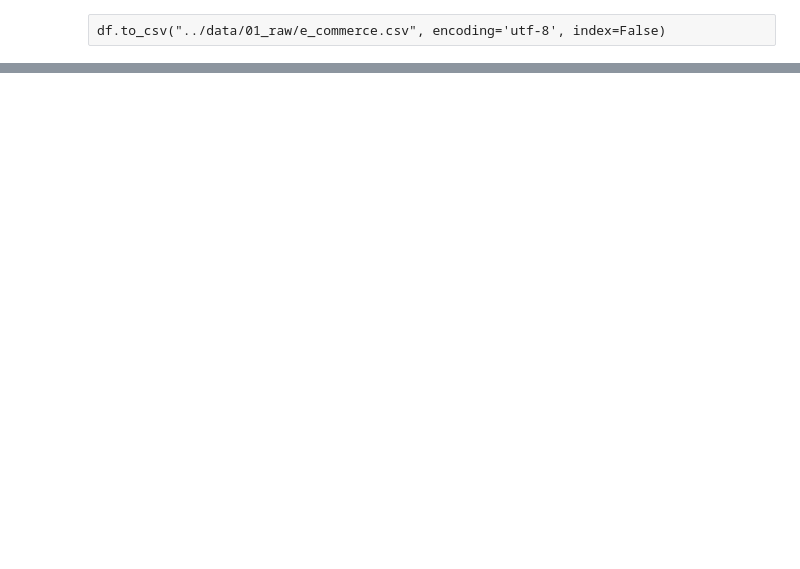
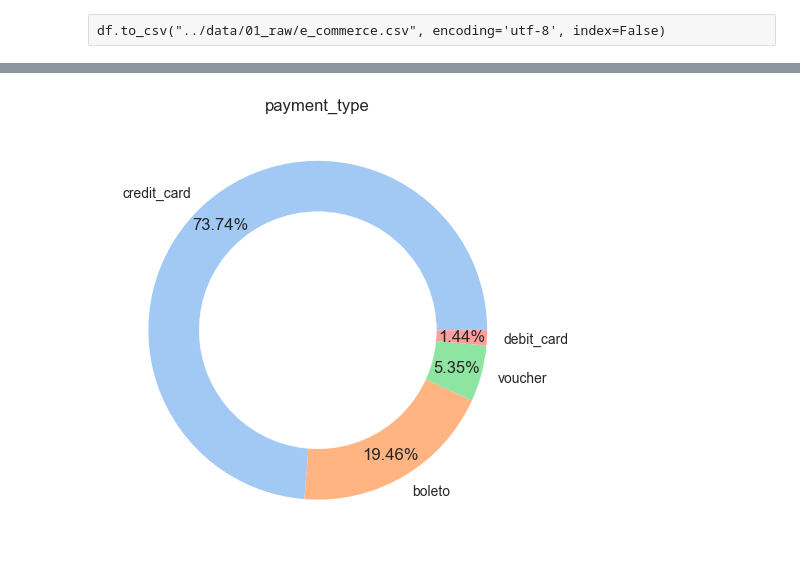
Before and after one commit to dev-hack95/Intent-Analysis, a Jupyter notebook: notebooks/e-commerce-case-study.ipynb, the cells around one changed output, grey strips where cells are left out. Saved outputs shown, nothing was run; the diff lists cells and outputs as text; code cells hidden in the pictures; blank space fills up the shorter version.

```diff
--- a/notebooks/e-commerce-case-study.ipynb
+++ b/notebooks/e-commerce-case-study.ipynb
@@ -360,0 +394,4 @@ df.to_csv("../data/01_raw/e_commerce.csv", encoding='utf-8', index=False)
+# %%
+create_donut_plot(df, 'payment_type')
+# %% [output]
+[figure, added]
```
Also changed, not shown: parts of 19 cells of this notebook.
